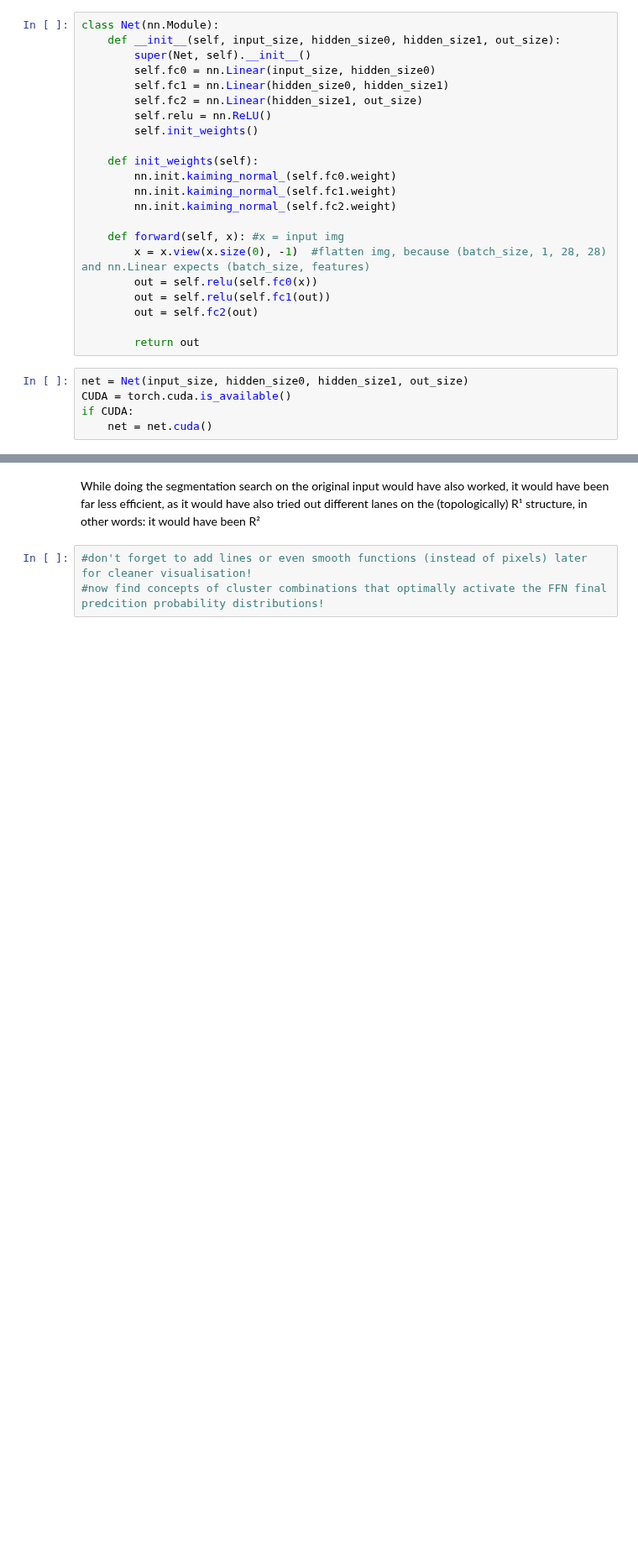
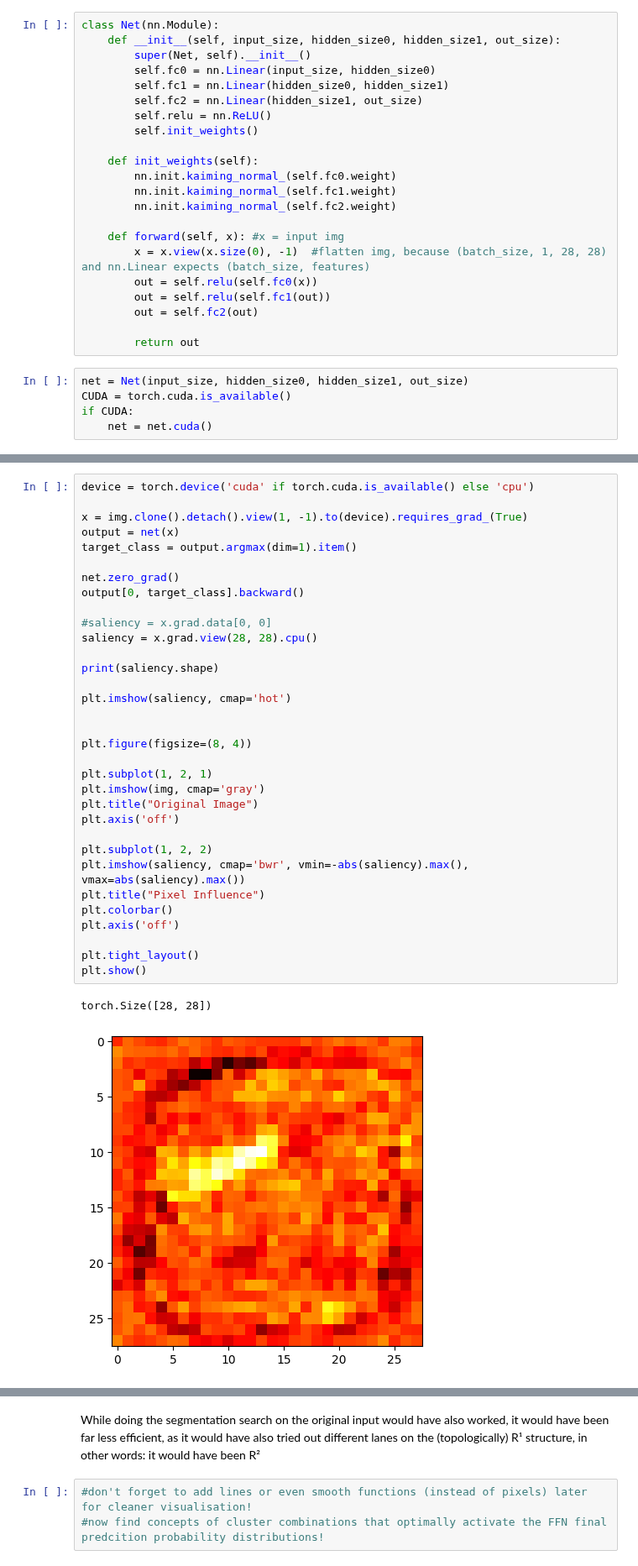
Before and after one commit to kns357/ANN_MA_Kaito, a Jupyter notebook: dce_cf_explainer.ipynb, the cells around one changed output, grey strips where cells are left out. Shown at 84% size. Saved outputs shown, nothing was run; the diff lists cells and outputs as text; blank space fills up the shorter version.

```diff
--- a/dce_cf_explainer.ipynb
+++ b/dce_cf_explainer.ipynb
@@ -111,0 +112,36 @@ plt.imshow(img, cmap="inferno")
+# %%
+device = torch.device('cuda' if torch.cuda.is_available() else 'cpu')
+
+x = img.clone().detach().view(1, -1).to(device).requires_grad_(True)
+output = net(x)
+target_class = output.argmax(dim=1).item()
+
+net.zero_grad()
+output[0, target_class].backward()
+
+#saliency = x.grad.data[0, 0]
+saliency = x.grad.view(28, 28).cpu()
+
+print(saliency.shape)
+
+plt.imshow(saliency, cmap='hot')
+
+
+plt.figure(figsize=(8, 4))
+
+plt.subplot(1, 2, 1)
+plt.imshow(img, cmap='gray')
+plt.title("Original Image")
+plt.axis('off')
+
+plt.subplot(1, 2, 2)
+plt.imshow(saliency, cmap='bwr', vmin=-abs(saliency).max(), vmax=abs(saliency).max())
+plt.title("Pixel Influence")
+plt.colorbar()
+plt.axis('off')
+
+plt.tight_layout()
+plt.show()
+# %% [output]
+torch.Size([28, 28])
+[figure, added]
```
Also changed, not shown: parts of 20 cells of this notebook, 5 other files.
